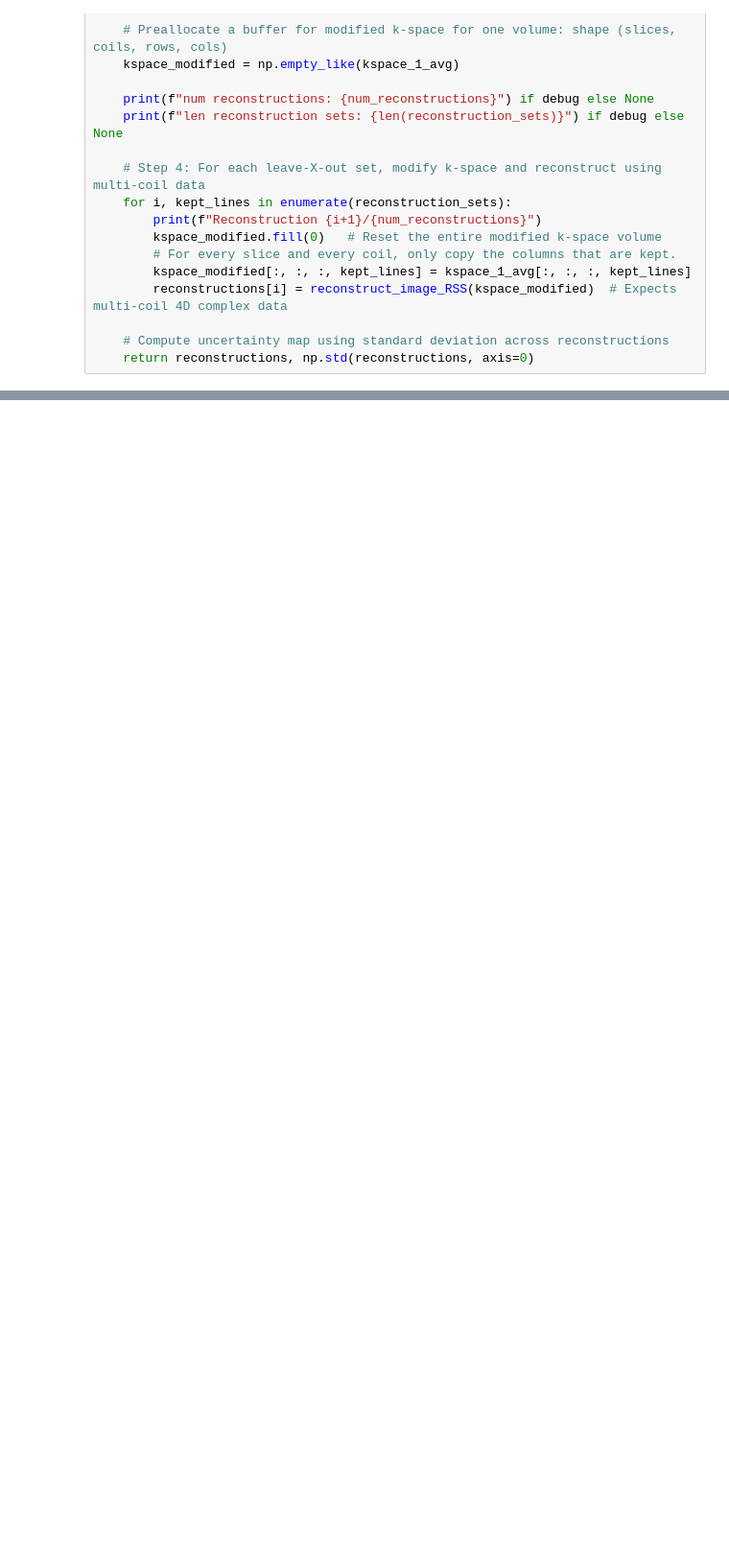
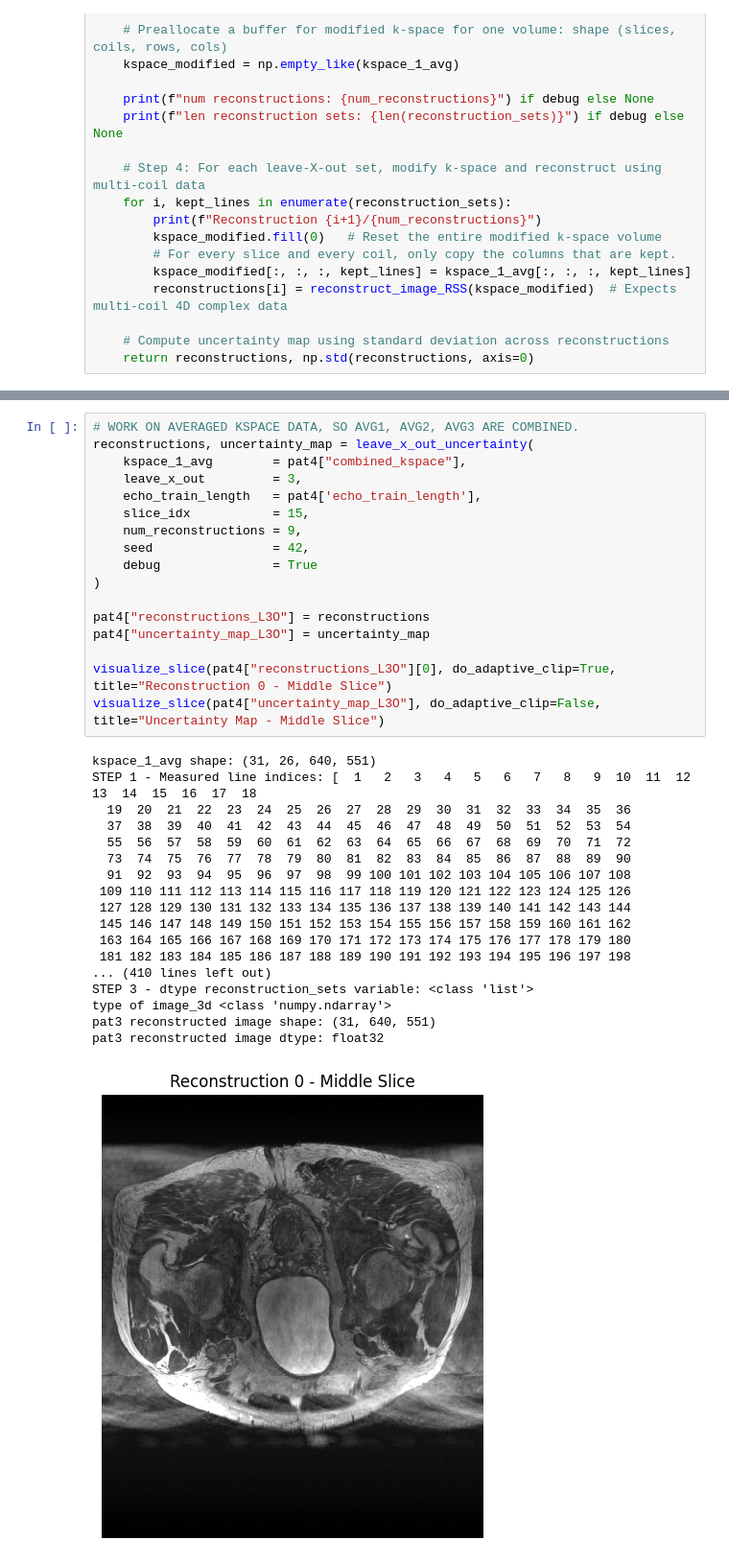
Before and after one commit to Quintin1995/Uncertainty-Quantification-Prostate-MRI, a Jupyter notebook: scripts/03_UQ_test.ipynb, the cells around one changed output, grey strips where cells are left out. Shown at 96% size. Cells and saved outputs as stored; diff of their text form; blank space fills up the shorter version.

Commit message:
LXO seems to be implemented just fine. But what can I learn from it without a non-linear reconstruction model?

```diff
--- a/scripts/03_UQ_test.ipynb
+++ b/scripts/03_UQ_test.ipynb
@@ -1090,0 +1096,36 @@ pat3 reconstructed image dtype: float32
+# %%
+# WORK ON AVERAGED KSPACE DATA, SO AVG1, AVG2, AVG3 ARE COMBINED.
+reconstructions, uncertainty_map = leave_x_out_uncertainty(
+    kspace_1_avg        = pat4["combined_kspace"],
+    leave_x_out         = 3,
+    echo_train_length   = pat4['echo_train_length'],
+    slice_idx           = 15,
+    num_reconstructions = 9,
+    seed                = 42,
+    debug               = True
+)
+
+pat4["reconstructions_L3O"] = reconstructions
+pat4["uncertainty_map_L3O"] = uncertainty_map
+
+visualize_slice(pat4["reconstructions_L3O"][0], do_adaptive_clip=True, title="Reconstruction 0 - Middle Slice")
+visualize_slice(pat4["uncertainty_map_L3O"], do_adaptive_clip=False, title="Uncertainty Map - Middle Slice")
+# %% [output]
+kspace_1_avg shape: (31, 26, 640, 551)
+STEP 1 - Measured line indices: [  1   2   3   4   5   6   7   8   9  10  11  12  13  14  15  16  17  18
+  19  20  21  22  23  24  25  26  27  28  29  30  31  32  33  34  35  36
+  37  38  39  40  41  42  43  44  45  46  47  48  49  50  51  52  53  54
+  55  56  57  58  59  60  61  62  63  64  65  66  67  68  69  70  71  72
+  73  74  75  76  77  78  79  80  81  82  83  84  85  86  87  88  89  90
+  91  92  93  94  95  96  97  98  99 100 101 102 103 104 105 106 107 108
+ 109 110 111 112 113 114 115 116 117 118 119 120 121 122 123 124 125 126
+ 127 128 129 130 131 132 133 134 135 136 137 138 139 140 141 142 143 144
+ 145 146 147 148 149 150 151 152 153 154 155 156 157 158 159 160 161 162
+ 163 164 165 166 167 168 169 170 171 172 173 174 175 176 177 178 179 180
+ 181 182 183 184 185 186 187 188 189 190 191 192 193 194 195 196 197 198
+... (410 lines left out)
+STEP 3 - dtype reconstruction_sets variable: <class 'list'>
+type of image_3d <class 'numpy.ndarray'>
+pat3 reconstructed image shape: (31, 640, 551)
+pat3 reconstructed image dtype: float32
+[figure, added]
```
Also changed, not shown: parts of 6 cells of this notebook.
